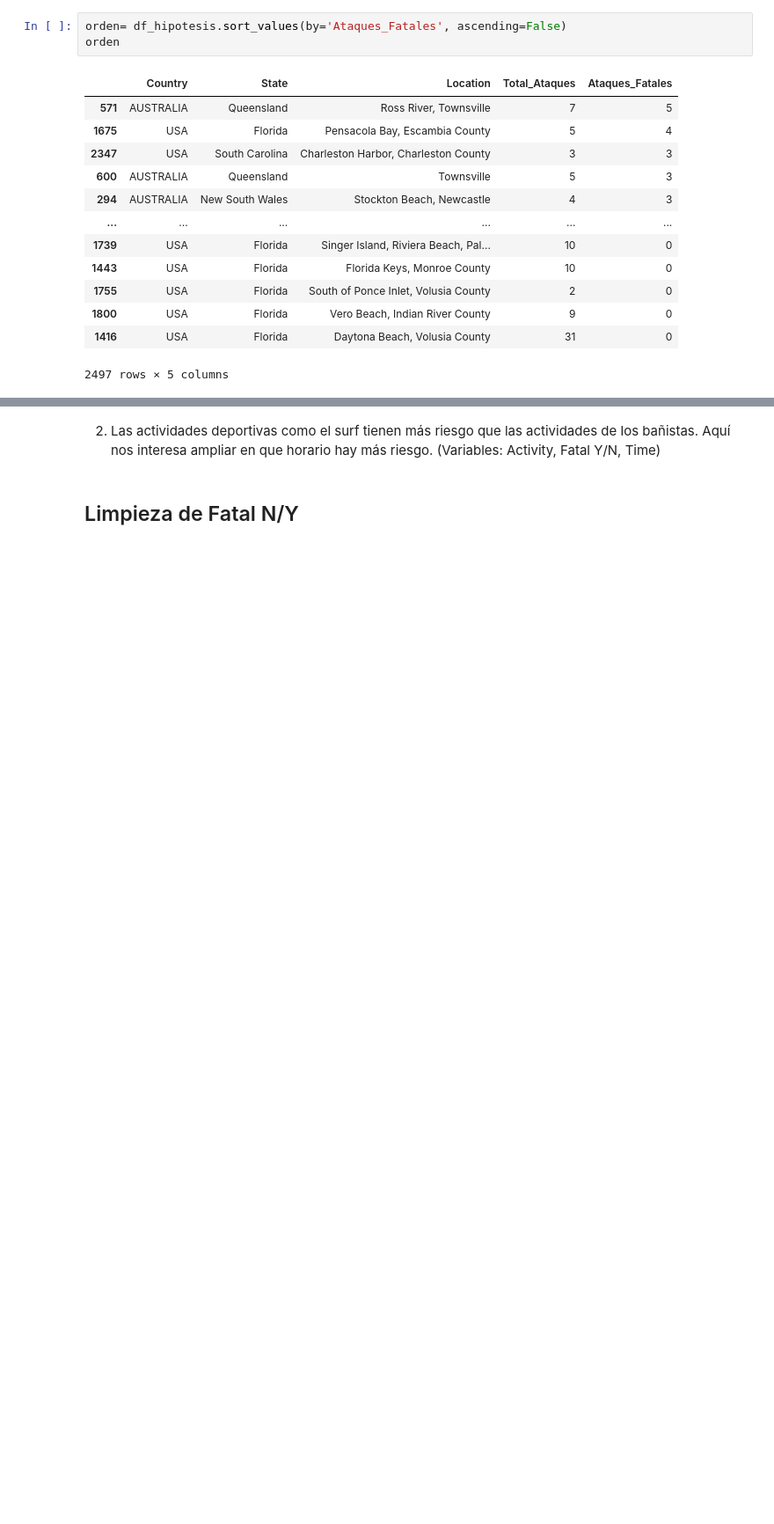
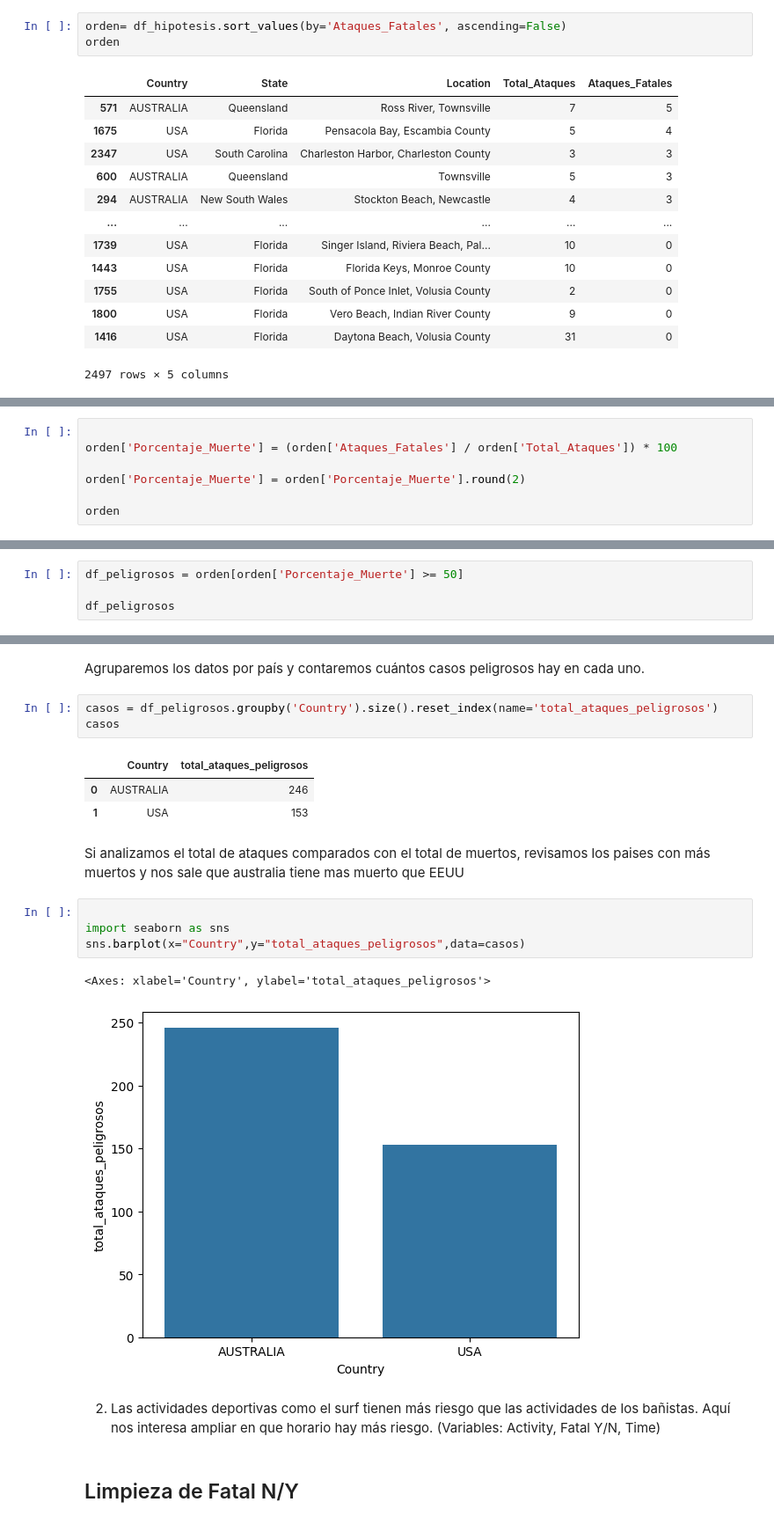
Before and after one commit to julio-bp/SEMANA2_SHARK, a Jupyter notebook: proyecto-shark.ipynb, the cells around one changed output, grey strips where cells are left out. Shown at 88% size. Saved outputs shown, nothing was run; the diff lists cells and outputs as text; blank space fills up the shorter version.

```diff
--- a/proyecto-shark.ipynb
+++ b/proyecto-shark.ipynb
@@ -519,0 +514,7 @@ sns.countplot(x="Ataques_Fatales",data=orden)
+# %%
+
+orden['Porcentaje_Muerte'] = (orden['Ataques_Fatales'] / orden['Total_Ataques']) * 100
+
+orden['Porcentaje_Muerte'] = orden['Porcentaje_Muerte'].round(2)
+
+orden
@@ -519,0 +537,4 @@ sns.countplot(x="Ataques_Fatales",data=orden)
+# %%
+df_peligrosos = orden[orden['Porcentaje_Muerte'] >= 50]
+
+df_peligrosos
@@ -520,3 +555,21 @@ sns.countplot(x="Ataques_Fatales",data=orden)
+# %% [markdown]
+Agruparemos los datos por país y contaremos cuántos casos peligrosos hay en cada uno.
+# %%
+casos = df_peligrosos.groupby('Country').size().reset_index(name='total_ataques_peligrosos')
+casos
+# %% [output]
+|  | Country | total_ataques_peligrosos |
+| 0 | AUSTRALIA | 246 |
+| 1 | USA | 153 |
+# %% [markdown]
+Si analizamos el total de ataques comparados con el total de muertos, revisamos los paises con más muertos y nos sale que australia tiene mas muerto que EEUU
+# %%
+
+import seaborn as sns
+sns.barplot(x="Country",y="total_ataques_peligrosos",data=casos)
+# %% [output]
+<Axes: xlabel='Country', ylabel='total_ataques_peligrosos'>
+[figure, added]
 # %% [markdown]
 2. Las actividades deportivas como el surf tienen más riesgo que las actividades de los bañistas. Aquí nos interesa ampliar en que horario hay más riesgo. (Variables: Activity, Fatal Y/N, Time)
 # %% [markdown]
```
Also changed, not shown: parts of 36 cells of this notebook.
